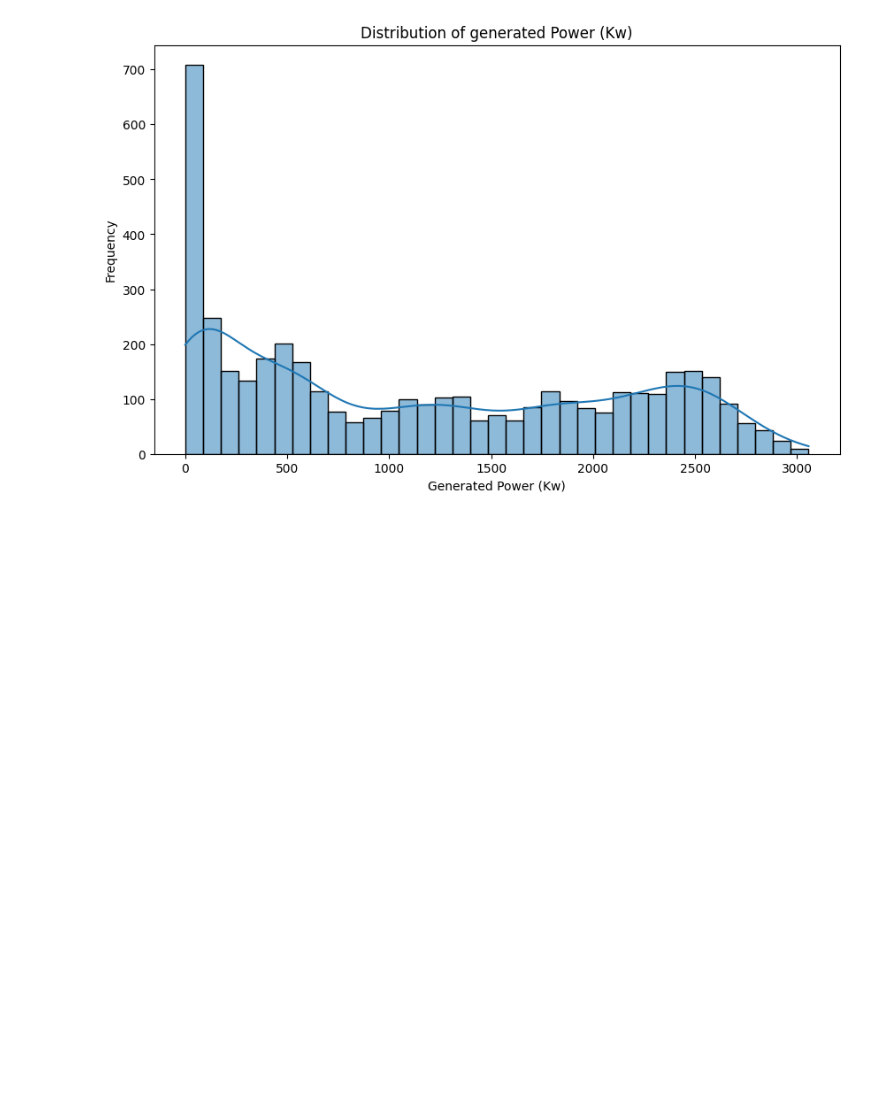
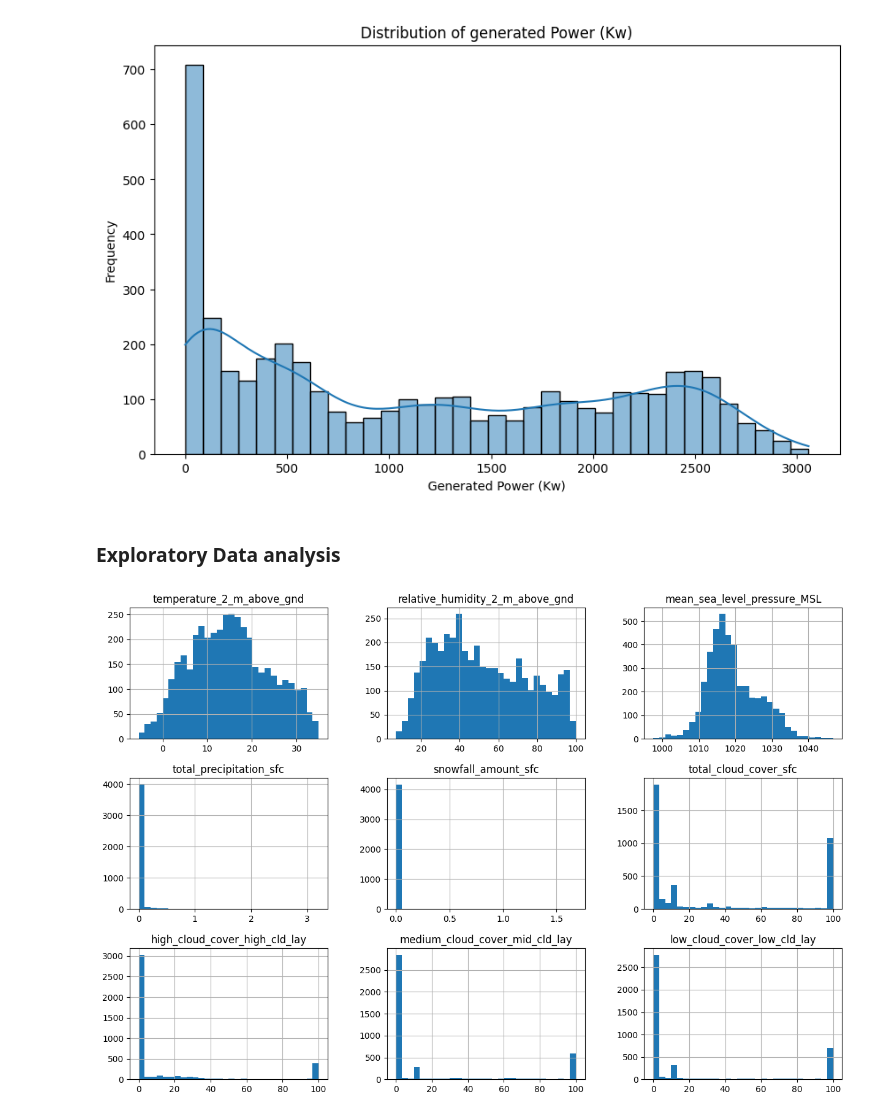
Before and after one commit to sanjana2714/Predicting-Solar-Power-using-Linear-Regression, a Jupyter notebook: Predicting-Solar-Power-Outout-Using-Linear-regression/sloarpredictionusinglinearregression.ipynb, the cells around one changed output. Cells and saved outputs as stored; diff of their text form; code cells hidden in the pictures; blank space fills up the shorter version.

```diff
--- a/Predicting-Solar-Power-Outout-Using-Linear-regression/sloarpredictionusinglinearregression.ipynb
+++ b/Predicting-Solar-Power-Outout-Using-Linear-regression/sloarpredictionusinglinearregression.ipynb
@@ -7,7 +7,8 @@ import seaborn as sns
 import matplotlib.pyplot as plt
 # %%
 # load the dataset
-df = pd.read_csv(r"C:\Users\aksha\Desktop\solar power prediction using linear regression\Predicting-Solar-Power-Outout-Using-Linear-regression\03f4d1c1a55947025601.csv")
+df = pd.read_csv(r"C:\Users\sredd\OneDrive\Desktop\sloar power prediction\Predicting-Solar-Power-Outout-Using-Linear-regression\Predicting-Solar-Power-Outout-Using-Linear-regression\03f4d1c1a55947025601.csv"
+)
 # displaying the data set
 df.head(10)
 # %% [output]
@@ -92,3 +93,12 @@ plt.ylabel('Frequency')
 plt.show()
 # %% [output]
 [figure]
+# %% [markdown]
+### Exploratory Data analysis
+# %%
+#histograms for remaining columns
+
+df[df.columns[:9]].hist(bins=30, figsize=(15,10))
+plt.show()
+# %% [output]
+[figure, added]
```
Also changed, not shown: parts of 5 cells of this notebook.
